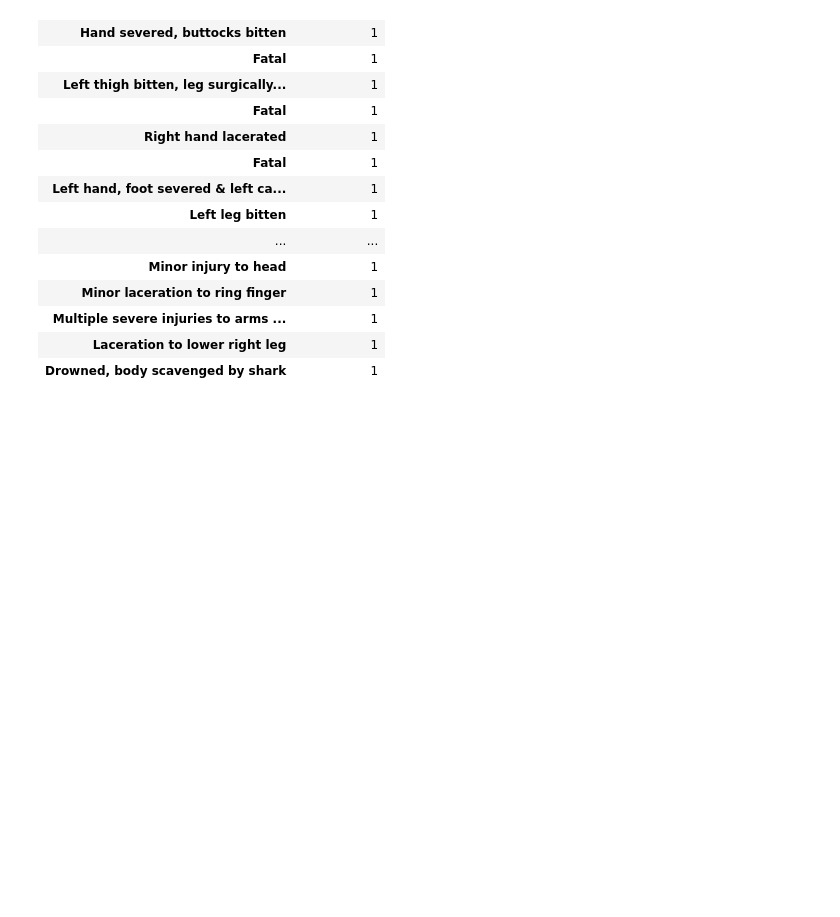
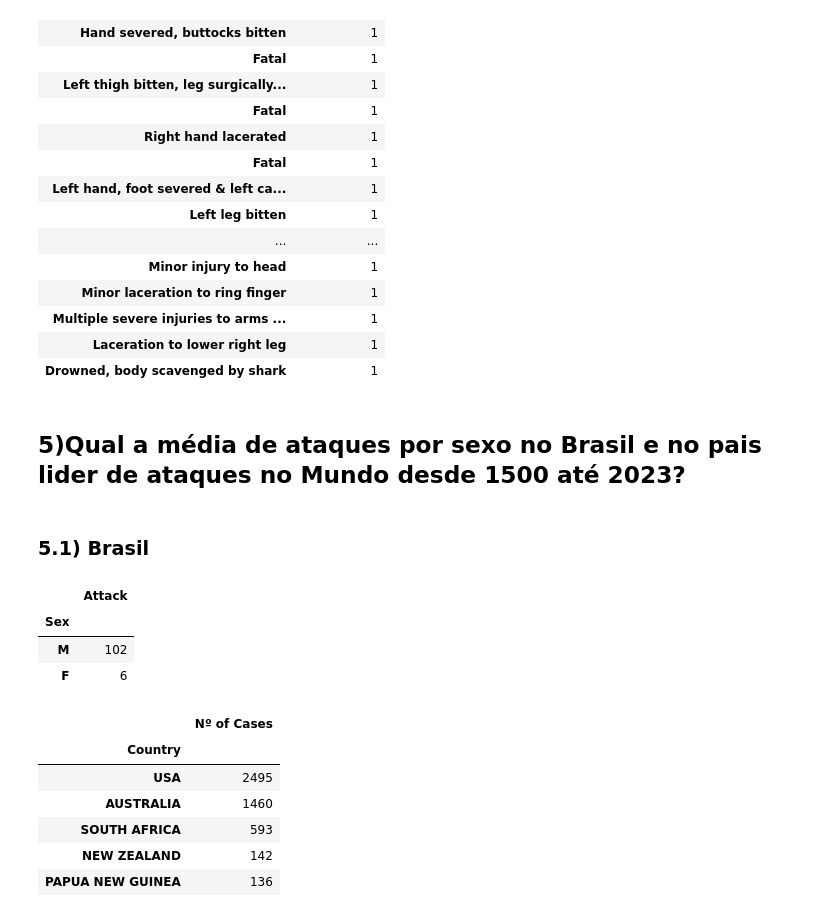
Before and after one commit to PedroPavanii/conditional_statements, a Jupyter notebook: projeto_SHARK.ipynb, the cells around one changed output. Saved outputs shown, nothing was run; the diff lists cells and outputs as text; code cells hidden in the pictures; blank space fills up the shorter version.

```diff
--- a/projeto_SHARK.ipynb
+++ b/projeto_SHARK.ipynb
@@ -316,3 +329,36 @@ df_body_boarding
 | Multiple severe injuries to arms ... | 1 |
 | Laceration to lower right leg | 1 |
 | Drowned, body scavenged by shark | 1 |
+# %% [markdown]
+## **5)Qual a média de ataques por sexo no Brasil e no pais lider de ataques no Mundo desde 1500 até 2023?**
+# %% [markdown]
+### **5.1) Brasil**
+# %%
+
+ataques_br = tabela_shark.loc[:,['Country', 'Sex ']]
+
+ataques_br = ataques_br.loc[ataques_br['Country'] == 'BRAZIL'].dropna().value_counts().to_frame().reset_index()
+ataques_br.columns = ['index','Sex','Attack']
+ataques_br = ataques_br.drop('index',axis = 1)
+ataques_br.set_index('Sex', inplace =True)
+ataques_br
+# %% [output]
+|  | Attack |
+| Sex |  |
+| M | 102 |
+| F | 6 |
+# %%
+ataques_mundo = tabela_shark.loc[:,['Country']]
+
+ataques_mundo = ataques_mundo.loc[ataques_mundo['Country'] != 'BRAZIL'].dropna().value_counts().head(5).to_frame().reset_index()
+ataques_mundo.columns = ['Country', 'Nº of Cases']
+ataques_mundo.set_index('Country', inplace = True)
+ataques_mundo
+# %% [output]
+|  | Nº of Cases |
+| Country |  |
+| USA | 2495 |
+| AUSTRALIA | 1460 |
+| SOUTH AFRICA | 593 |
+| NEW ZEALAND | 142 |
+| PAPUA NEW GUINEA | 136 |
```
Also changed, not shown: parts of 5 cells of this notebook.
